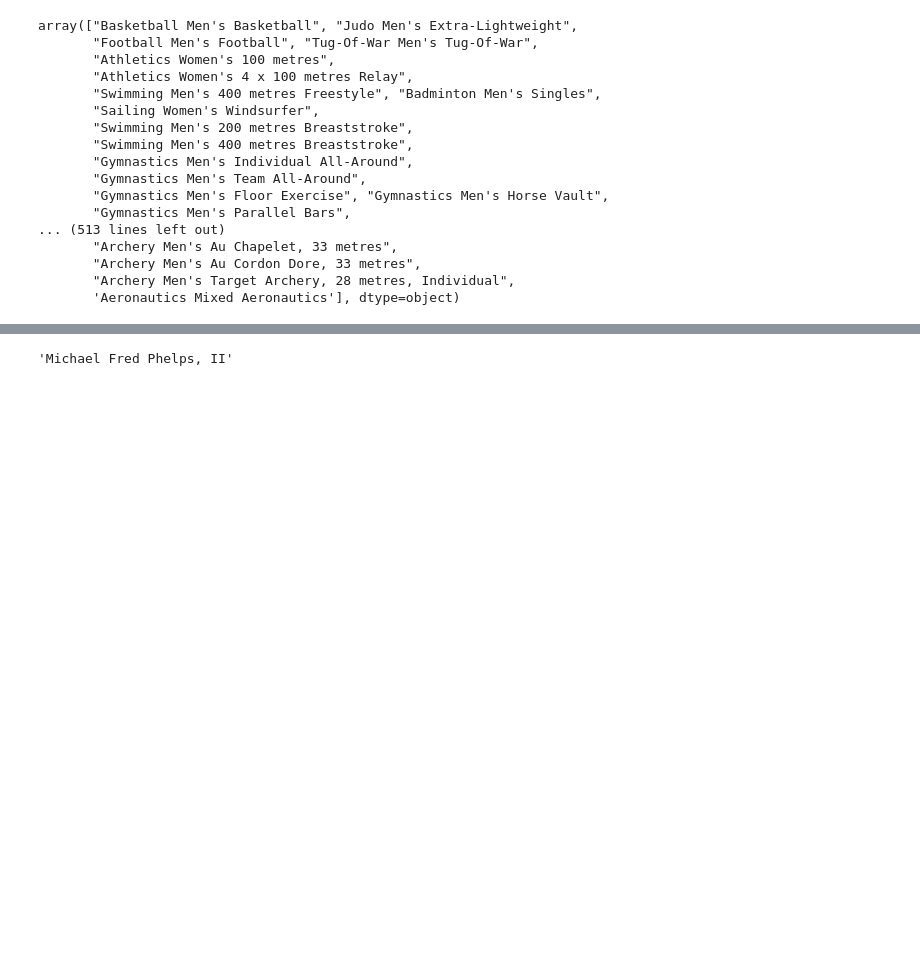
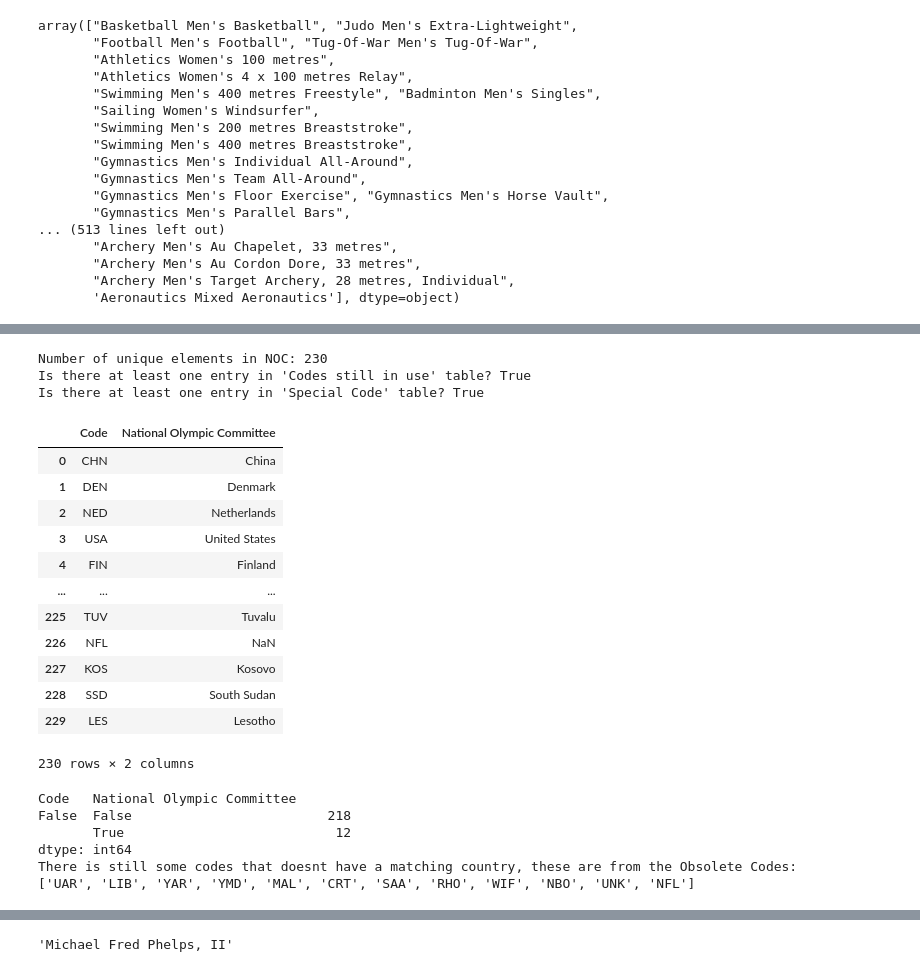
Before and after one commit to baiochi/LetsCode, a Jupyter notebook: Modulo 3 - Biblioteca e APIs/Projetos/Projeto - Pandas.ipynb, the cells around one changed output, grey strips where cells are left out. Cells and saved outputs as stored; diff of their text form; code cells hidden in the pictures; blank space fills up the shorter version.

```diff
--- a/Modulo 3 - Biblioteca e APIs/Projetos/Projeto - Pandas.ipynb
+++ b/Modulo 3 - Biblioteca e APIs/Projetos/Projeto - Pandas.ipynb
@@ -608,0 +611,73 @@ array(['CHN', 'DEN', 'NED', 'USA', 'FIN', 'NOR', 'ROU', 'EST', 'FRA',
+# %%
+# function for extracing the web scraping data
+def extract_from_table(table, extract_all_columns=False):
+    # get columns
+    column_names = table.tbody('tr')[0].get_text().split('\n')
+    # skip the empty value(tab) on the list, select the index 2 and 4
+    column_names = column_names[1:4:2]
+    # get rows
+    # text slicing: skip the first index (paragraph) and select values only for the fist and second columns
+    rows = [text.get_text().split('\n')[1:3] for text in table.tbody('tr')[1:]]
+    # code is in the first index of the list
+    codes = [row[0] for row in rows]
+    # country is in the second index of the list, and remove the special character from first index
+    countries = [row[1][1:] for row in rows]
+    # create pd data frame with the extracted values
+    table_df = pd.DataFrame(data={
+        column_names[0] : codes,
+        column_names[1]: countries
+    }, columns=column_names)
+
+    return table_df
+
+# Current NOCs table
+current_noc_df = extract_from_table(table=soup('table')[0])
+# Historic NOCs and teams: Codes still in use
+old_codes_df = extract_from_table(table=soup('table')[2])
+# Historic NOCs and teams: Special codes for Olympics
+special_codes_df = extract_from_table(table=soup('table')[4])
+# %%
+# list of NOCs from the main data frame
+print(f"Number of unique elements in NOC: {len(df['NOC'].unique())}")
+print(f"Is there at least one entry in 'Codes still in use' table? {any(old_codes_df['Code'].isin(df['NOC'].unique()))}")
+print(f"Is there at least one entry in 'Special Code' table? {any(special_codes_df['Code'].isin(df['NOC'].unique()))}")
+# %% [output]
+Number of unique elements in NOC: 230
+Is there at least one entry in 'Codes still in use' table? True
+Is there at least one entry in 'Special Code' table? True
+# %%
+# create dataframe for the unique NOCs found in the main df
+unique_noc = pd.DataFrame(data=df['NOC'].unique(), columns=['Code'])
+# merge unique NOCs with each Code dataframe
+unique_noc_df = unique_noc.merge(current_noc_df, how='left')
+old_codes_df = unique_noc.merge(old_codes_df, how='left')
+special_codes_df = unique_noc.merge(special_codes_df, how='left')
+# fill NA values with the remaining dataframes 'Codes still in use' and 'Special Code'
+unique_noc_df['National Olympic Committee'].fillna(old_codes_df['Nation/Team'], inplace=True)
+unique_noc_df['National Olympic Committee'].fillna(special_codes_df['Nation/Team'], inplace=True)
+unique_noc_df
+# %% [output]
+|  | Code | National Olympic Committee |
+| 0 | CHN | China |
+| 1 | DEN | Denmark |
+| 2 | NED | Netherlands |
+| 3 | USA | United States |
+| 4 | FIN | Finland |
+| ... | ... | ... |
+| 225 | TUV | Tuvalu |
+| 226 | NFL | NaN |
+| 227 | KOS | Kosovo |
+| 228 | SSD | South Sudan |
+| 229 | LES | Lesotho |
+230 rows × 2 columns
+# %%
+print(unique_noc_df.isna().value_counts())
+print('There is still some codes that doesnt have a matching country, these are from the Obsolete Codes: ')
+print(list(unique_noc_df[unique_noc_df['National Olympic Committee'].isna()]['Code']))
+# %% [output]
+Code   National Olympic Committee
+False  False                         218
+       True                           12
+dtype: int64
+There is still some codes that doesnt have a matching country, these are from the Obsolete Codes:
+['UAR', 'LIB', 'YAR', 'YMD', 'MAL', 'CRT', 'SAA', 'RHO', 'WIF', 'NBO', 'UNK', 'NFL']
```
Also changed, not shown: parts of 34 cells of this notebook.
